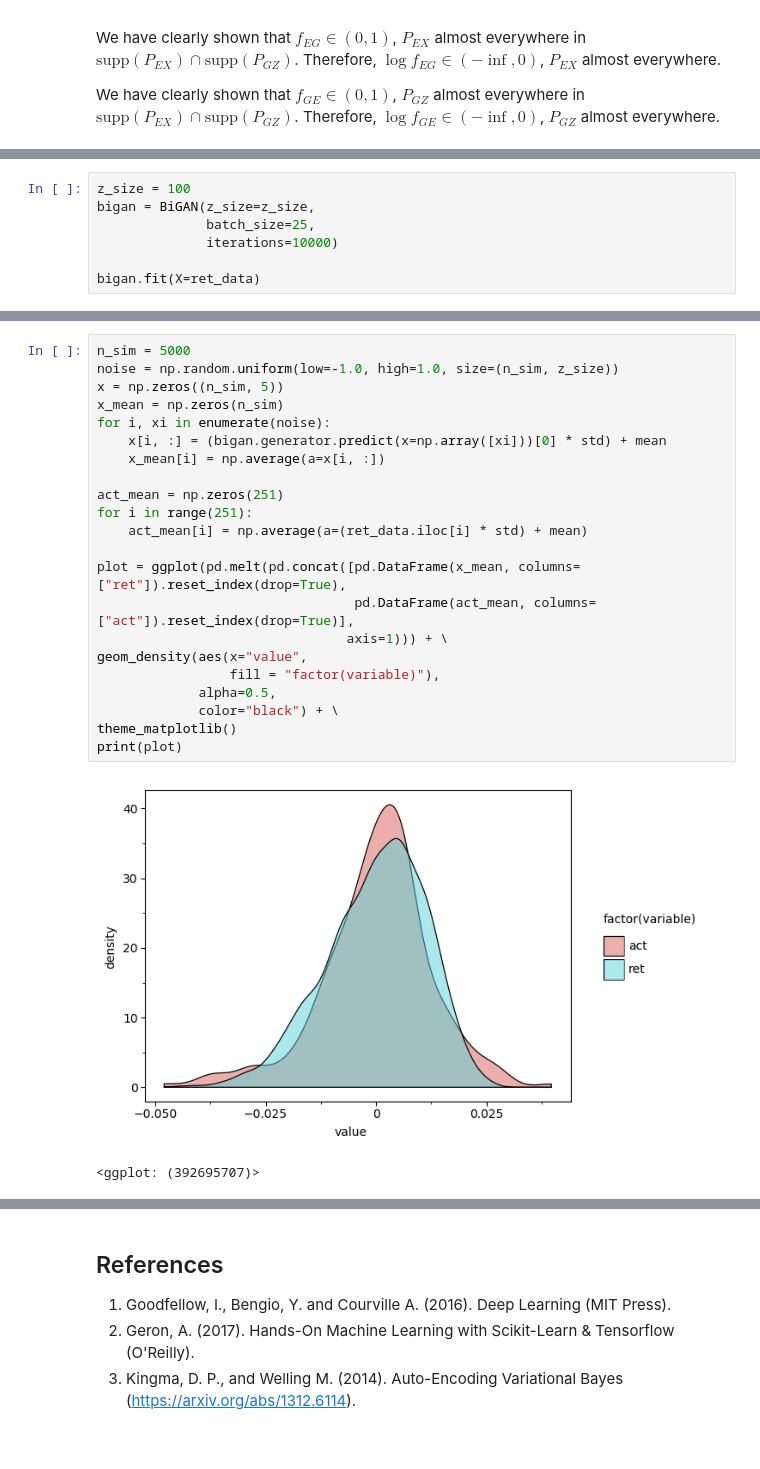
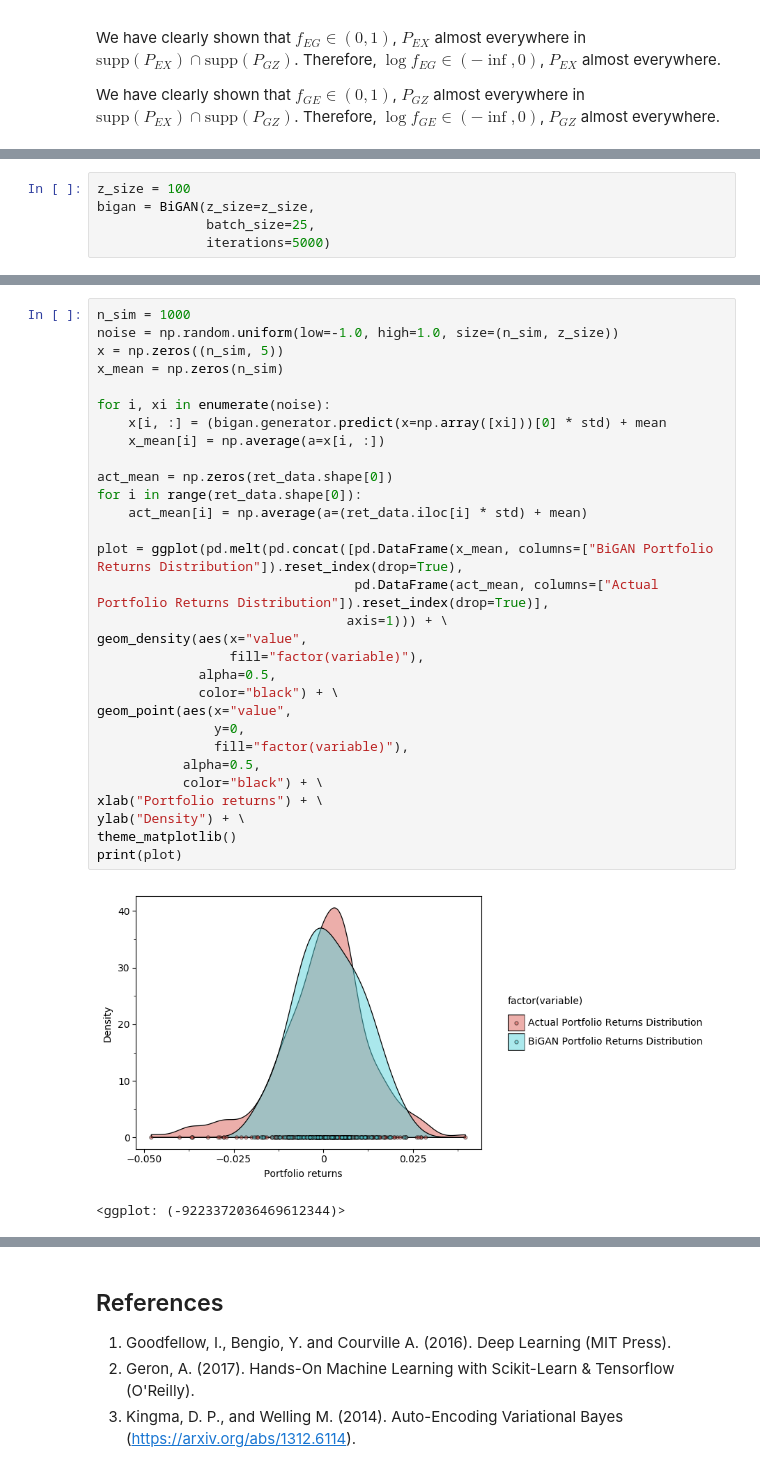
Before and after one commit to hamaadshah/market_risk_gan_tensorflow, a Jupyter notebook: Python/market_risk.ipynb, the cells around one changed output, grey strips where cells are left out. Cells and saved outputs as stored; diff of their text form; blank space fills up the shorter version.

```diff
--- a/Python/market_risk.ipynb
+++ b/Python/market_risk.ipynb
@@ -1091,6 +848,4 @@ class BiGAN(BaseEstimator,
 z_size = 100
 bigan = BiGAN(z_size=z_size,
               batch_size=25,
-              iterations=10000)
-
-bigan.fit(X=ret_data)
+              iterations=5000)
@@ -1134,25 +873,33 @@ dtype: float64
 # %%
-n_sim = 5000
+n_sim = 1000
 noise = np.random.uniform(low=-1.0, high=1.0, size=(n_sim, z_size))
 x = np.zeros((n_sim, 5))
 x_mean = np.zeros(n_sim)
+
 for i, xi in enumerate(noise):
     x[i, :] = (bigan.generator.predict(x=np.array([xi]))[0] * std) + mean
     x_mean[i] = np.average(a=x[i, :])
 
-act_mean = np.zeros(251)
-for i in range(251):
+act_mean = np.zeros(ret_data.shape[0])
+for i in range(ret_data.shape[0]):
     act_mean[i] = np.average(a=(ret_data.iloc[i] * std) + mean)
 
-plot = ggplot(pd.melt(pd.concat([pd.DataFrame(x_mean, columns=["ret"]).reset_index(drop=True),
-                                 pd.DataFrame(act_mean, columns=["act"]).reset_index(drop=True)],
+plot = ggplot(pd.melt(pd.concat([pd.DataFrame(x_mean, columns=["BiGAN Portfolio Returns Distribution"]).reset_index(drop=True),
+                                 pd.DataFrame(act_mean, columns=["Actual Portfolio Returns Distribution"]).reset_index(drop=True)],
                                 axis=1))) + \
 geom_density(aes(x="value",
-                 fill = "factor(variable)"),
+                 fill="factor(variable)"),
              alpha=0.5,
              color="black") + \
+geom_point(aes(x="value",
+               y=0,
+               fill="factor(variable)"),
+           alpha=0.5,
+           color="black") + \
+xlab("Portfolio returns") + \
+ylab("Density") + \
 theme_matplotlib()
 print(plot)
 # %% [output]
-[figure, old version]
+[figure, new version]
-<ggplot: (392695707)>
+<ggplot: (-9223372036469612344)>
```
Also changed, not shown: parts of 13 cells of this notebook.
